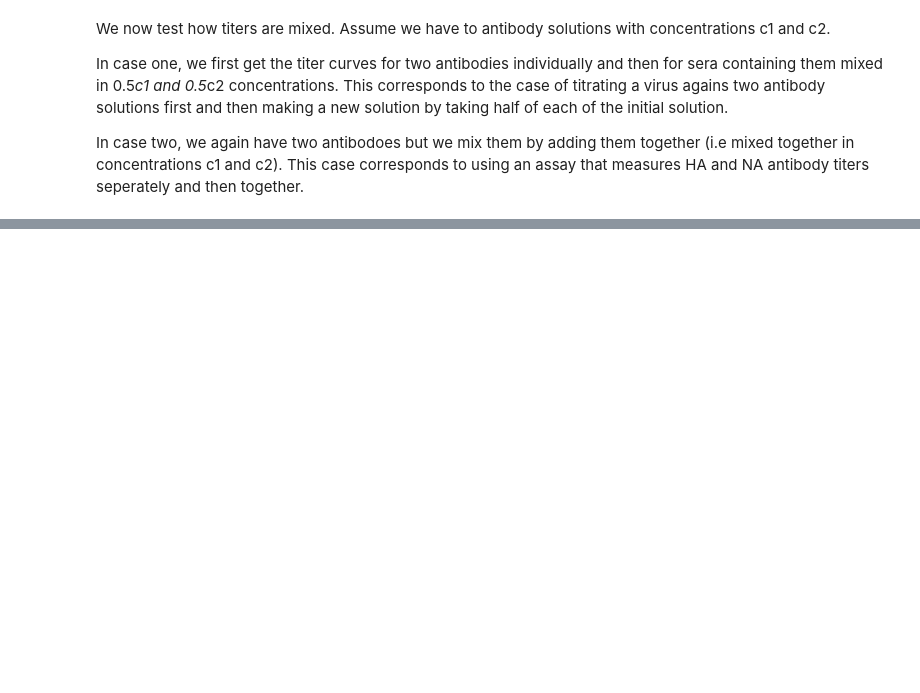
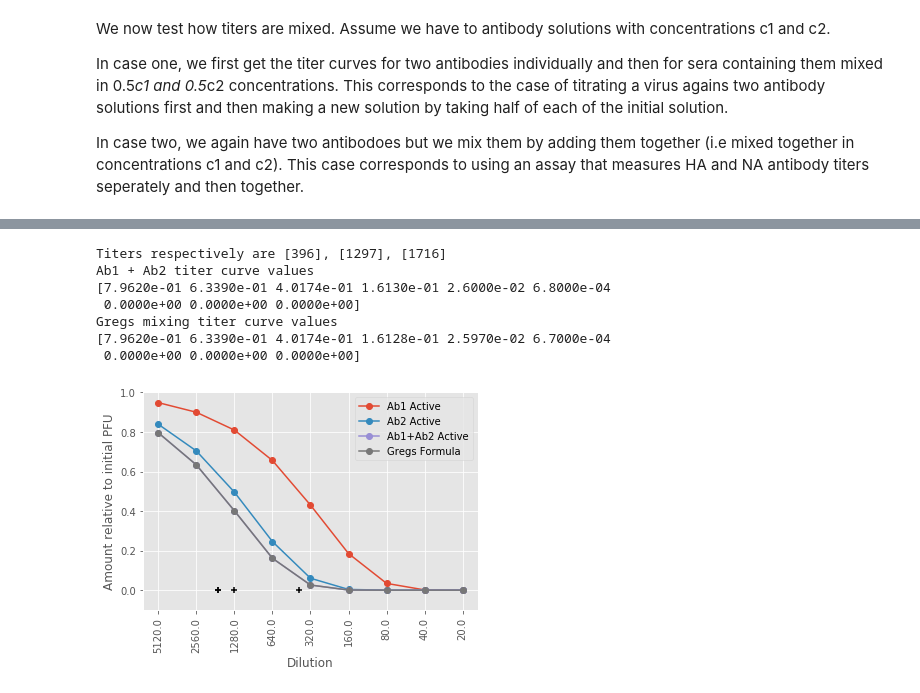
Before and after one commit to iAvicenna/NeutralizationBench, a Jupyter notebook: readme.ipynb, the cells around one changed output, grey strips where cells are left out. Saved outputs shown, nothing was run; the diff lists cells and outputs as text; code cells hidden in the pictures; blank space fills up the shorter version.

```diff
--- a/readme.ipynb
+++ b/readme.ipynb
@@ -290,0 +279,69 @@ exactly like arithmetic mean). In the second case as expected, mixed titer is hi
+# %%
+#testing assay_sensitivity
+ax1 = None
+fig1 = None
+ax2 = None
+fig2 = None
+
+#sera1
+number_of_antigens = 1
+number_of_antibodies = 2
+
+forward_rates = np.ones((number_of_antigens, number_of_antibodies)) * 1.5e6 / M
+forward_rates[0, 1] = 5e6 / M
+total_antibody = 600 * 5e9
+backward_ratios = 1e-3 * np.ones((number_of_antigens, number_of_antibodies))
+interference_matrix = np.ones((number_of_antigens, number_of_antibodies, number_of_antibodies))
+total_PFU = 1000
+
+init_vals = [total_PFU * ratio / total_volume, total_antibody / total_volume, total_antibody / total_volume]
+
+assay_sensitivity=np.array([1,0])
+
+y1, log_titer, titer1, _=titrateAntigensAgainstSera(
+    init_vals, dilutions, number_of_antigens, number_of_antibodies, measurement_time,
+    forward_rates, backward_ratios, interference_matrix,assay_sensitivity=assay_sensitivity)
+
+ax1, fig1 = outputTiterCurvePlot(y1, log_titer, number_of_antigens, dilutions, fig=fig1, ax=ax1)
+
+assay_sensitivity=np.array([0,1])
+
+y2, log_titer, titer2, _=titrateAntigensAgainstSera(
+    init_vals, dilutions, number_of_antigens, number_of_antibodies, measurement_time,
+    forward_rates, backward_ratios, interference_matrix,assay_sensitivity=assay_sensitivity)
+
+ax1, fig1 = outputTiterCurvePlot(y2, log_titer, number_of_antigens, dilutions, fig=fig1, ax=ax1)
+
+assay_sensitivity=np.array([1,1])
+
+y3, log_titer, titer3, _=titrateAntigensAgainstSera(
+    init_vals, dilutions, number_of_antigens, number_of_antibodies, measurement_time,
+    forward_rates, backward_ratios, interference_matrix,assay_sensitivity=assay_sensitivity)
+
+ax1, fig1 = outputTiterCurvePlot(y3, log_titer, number_of_antigens, dilutions, fig=fig1, ax=ax1)
+
+P1 = 1 - y1
+P2 = 1 - y2
+P3 = P1 + P2 - P1 * P2
+
+ax1, fig1 = outputTiterCurvePlot(1 - P3, log_titer, number_of_antigens, dilutions, fig=fig1, ax=ax1)
+
+ax1.set_ylabel('Amount relative to initial PFU')
+ax1.set_xlabel('Dilution')
+ax1.legend(['Ab1 Active','Ab2 Active','Ab1+Ab2 Active','Gregs Formula'])
+
+print('Titers respectively are {}, {}, {}'.format(titer1,titer2,titer3))
+print('Ab1 + Ab2 titer curve values ')
+print(np.round(y3.flatten(),5))
+
+print('Gregs mixing titer curve values ')
+print(np.round(1-P3.flatten(),5))
+# %% [output]
+Titers respectively are [396], [1297], [1716]
+Ab1 + Ab2 titer curve values
+[7.9620e-01 6.3390e-01 4.0174e-01 1.6130e-01 2.6000e-02 6.8000e-04
+ 0.0000e+00 0.0000e+00 0.0000e+00]
+Gregs mixing titer curve values
+[7.9620e-01 6.3390e-01 4.0174e-01 1.6128e-01 2.5970e-02 6.7000e-04
+ 0.0000e+00 0.0000e+00 0.0000e+00]
+[figure, added]
```
Also changed, not shown: parts of 7 cells of this notebook, 1 other file.
